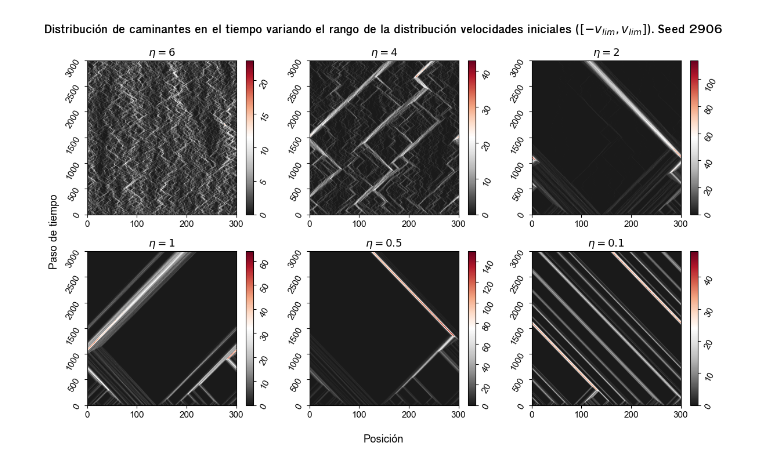
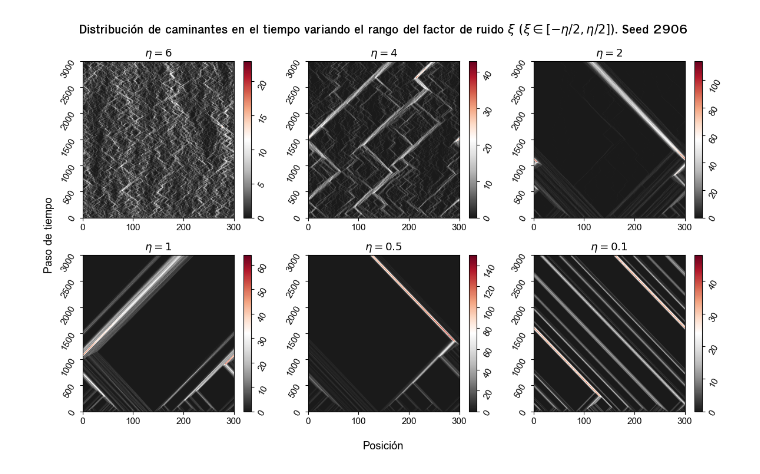
Before and after one commit to CosmeticMichu/proy-final-mec-estadistica, a Jupyter notebook: eta-variation-plots.ipynb, the cells around one changed output. Drawn from its saved outputs; the diff is of its cells as text; code cells hidden in the pictures.

```diff
--- a/eta-variation-plots.ipynb
+++ b/eta-variation-plots.ipynb
@@ -31,24 +31,24 @@ for eta in etas:
     yedges[eta] = yedge
 # %%
 fig, ax = plt.subplots(ncols=3, nrows=2, figsize=(12, 7.5))
-fig.suptitle("Distribución de caminantes en el tiempo variando el rango del factor de ruido ($[-v_{lim},v_{lim}]$). Seed 2906", fontweight="bold", fontsize=15)
+fig.suptitle("Distribución de caminantes en el tiempo variando el rango del factor de ruido $\\xi$ ($\\xi\\in[-\\eta/2,\\eta/2]$). Seed 2906", fontweight="bold", fontsize=15)
 fig.supxlabel("Posición")
 fig.supylabel("Paso de tiempo")
 
 for a in ax.flat:
     a.tick_params(axis='y', which='major', rotation=60)
 
 titles = ["$\\eta=6$", "$\\eta=4$", "$\\eta=2$", "$\\eta=1$", "$\\eta=0.5$", "$\\eta=0.1$"]
 
 for a, title, eta in zip(ax.flat, titles, etas):
     a.set_title(title)
     im = a.imshow(histograms[eta].T, origin='lower', aspect='auto', extent=[0, L, 0, t_f], cmap='RdGy_r')
     # im = a.imshow(histogram.T, origin='lower', aspect='auto', extent=[0, L, 0, t_f], cmap='pink')
 
     cbar = fig.colorbar(im, ax=a)
     cbar.ax.tick_params(rotation=60)
 
 fig.tight_layout()
 fig.savefig("figs/eta.pdf")
 # %% [output]
-[figure, old version]
+[figure, new version]
```
Also changed, not shown: 3 other files.
